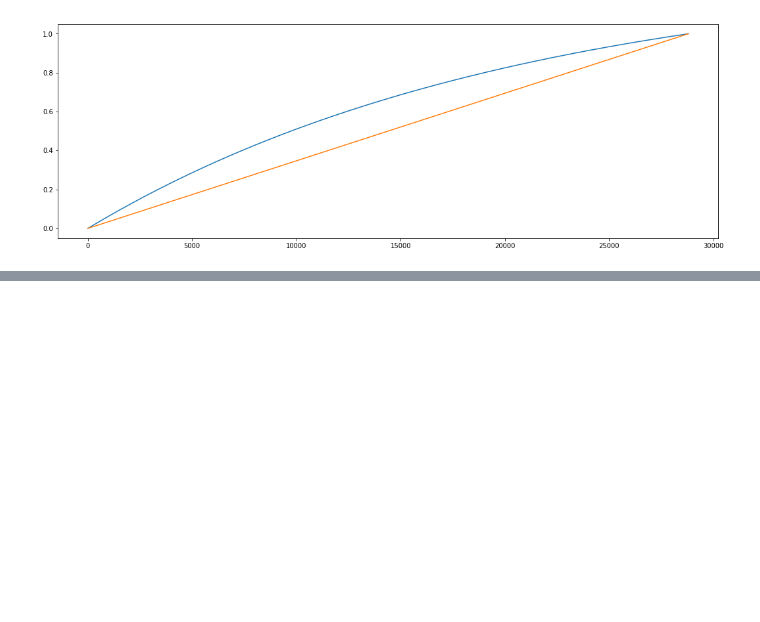
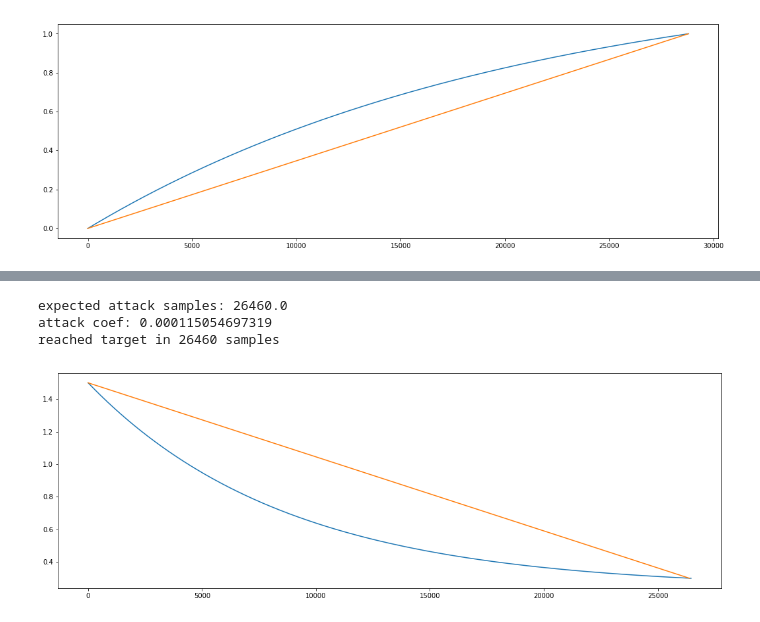
Before and after one commit to rknLA/pd-expline, a Jupyter notebook: notebook/02-more-exponents.ipynb, the cells around one changed output, grey strips where cells are left out. Saved outputs shown, nothing was run; the diff lists cells and outputs as text; code cells hidden in the pictures; blank space fills up the shorter version.

```diff
--- a/notebook/02-more-exponents.ipynb
+++ b/notebook/02-more-exponents.ipynb
@@ -74,0 +82,7 @@ reached target in 28800 samples
+# %%
+plot_attacks(1.5, 0.3, 600, 44100, 0.05)
+# %% [output]
+expected attack samples: 26460.0
+attack coef: 0.000115054697319
+reached target in 26460 samples
+[figure, added]
```
Also changed, not shown: parts of 4 cells of this notebook.
